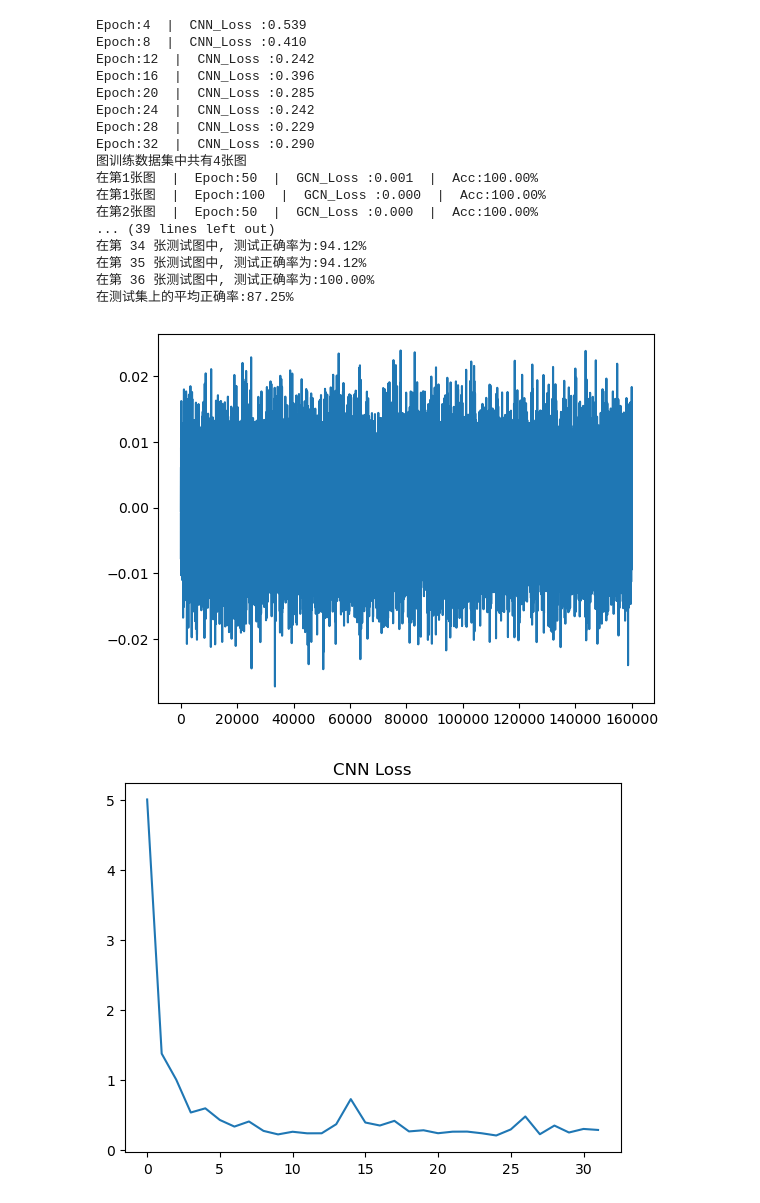
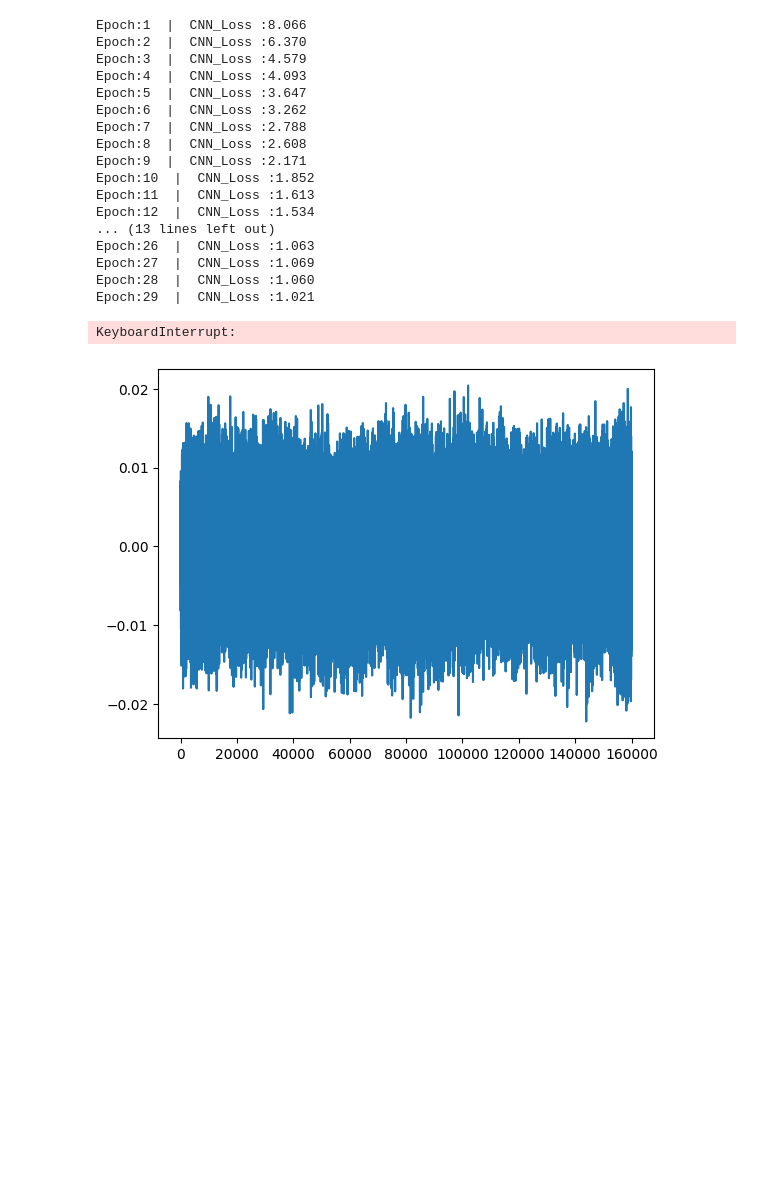
Before and after one commit to L1ndenbaum/GraphConvNetwork, a Jupyter notebook: GraphConvOverall.ipynb, the cells around one changed output. Cells and saved outputs as stored; diff of their text form; code cells hidden in the pictures; blank space fills up the shorter version.

```diff
--- a/GraphConvOverall.ipynb
+++ b/GraphConvOverall.ipynb
@@ -1,6 +1,6 @@
 # %%
 import utils
-utils.overall_process(mimii_dataset_SNR=0, N=5, K=3, query_size=2, train_test_ratio=0.1,
-                        cnn_num_epochs=32, cnn_lr=0.005, cnn_num_hidden_channels=64,
-                        gcn_embed_size=64, gcn_lr=0.025, gcn_num_epochs=100)
+utils.overall_process(mimii_dataset_SNR=6, N=16, K=3, query_size=3, train_test_ratio=0.1,
+                      cnn_num_hidden_channels=32, cnn_lr=0.1, cnn_num_epochs=32,
+                      gcn_embed_size=128, gcn_lr=0.005, gcn_num_epochs=300, dataset_transform=None)
 # %% [output]
@@ -9,21 +9,21 @@ Train Size:4  |  Test Size:36
 波形形状: torch.Size([8, 160000])
 波形采样率: 16000
-Epoch:4  |  CNN_Loss :0.539
-Epoch:8  |  CNN_Loss :0.410
-Epoch:12  |  CNN_Loss :0.242
-Epoch:16  |  CNN_Loss :0.396
-Epoch:20  |  CNN_Loss :0.285
-Epoch:24  |  CNN_Loss :0.242
-Epoch:28  |  CNN_Loss :0.229
-Epoch:32  |  CNN_Loss :0.290
-图训练数据集中共有4张图
-在第1张图  |  Epoch:50  |  GCN_Loss :0.001  |  Acc:100.00%
-在第1张图  |  Epoch:100  |  GCN_Loss :0.000  |  Acc:100.00%
-在第2张图  |  Epoch:50  |  GCN_Loss :0.000  |  Acc:100.00%
-... (39 lines left out)
-在第 34 张测试图中, 测试正确率为:94.12%
-在第 35 张测试图中, 测试正确率为:94.12%
-在第 36 张测试图中, 测试正确率为:100.00%
-在测试集上的平均正确率:87.25%
+Epoch:1  |  CNN_Loss :8.066
+Epoch:2  |  CNN_Loss :6.370
+Epoch:3  |  CNN_Loss :4.579
+Epoch:4  |  CNN_Loss :4.093
+Epoch:5  |  CNN_Loss :3.647
+Epoch:6  |  CNN_Loss :3.262
+Epoch:7  |  CNN_Loss :2.788
+Epoch:8  |  CNN_Loss :2.608
+Epoch:9  |  CNN_Loss :2.171
+Epoch:10  |  CNN_Loss :1.852
+Epoch:11  |  CNN_Loss :1.613
+Epoch:12  |  CNN_Loss :1.534
+... (13 lines left out)
+Epoch:26  |  CNN_Loss :1.063
+Epoch:27  |  CNN_Loss :1.069
+Epoch:28  |  CNN_Loss :1.060
+Epoch:29  |  CNN_Loss :1.021
+KeyboardInterrupt:
-[figure, old version]
+[figure, new version]
-[figure, removed]
```
Also changed, not shown: parts of 1 cell of this notebook, 6 other files.
